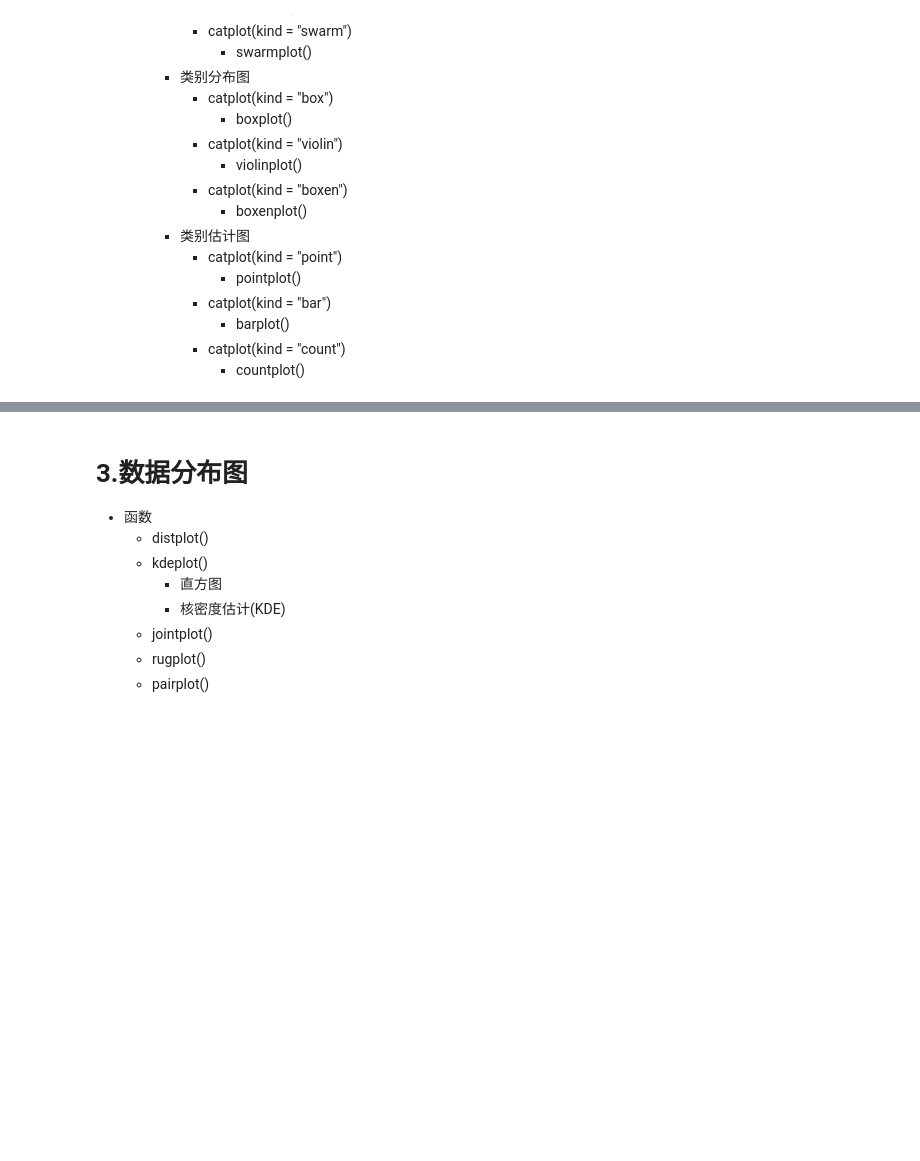
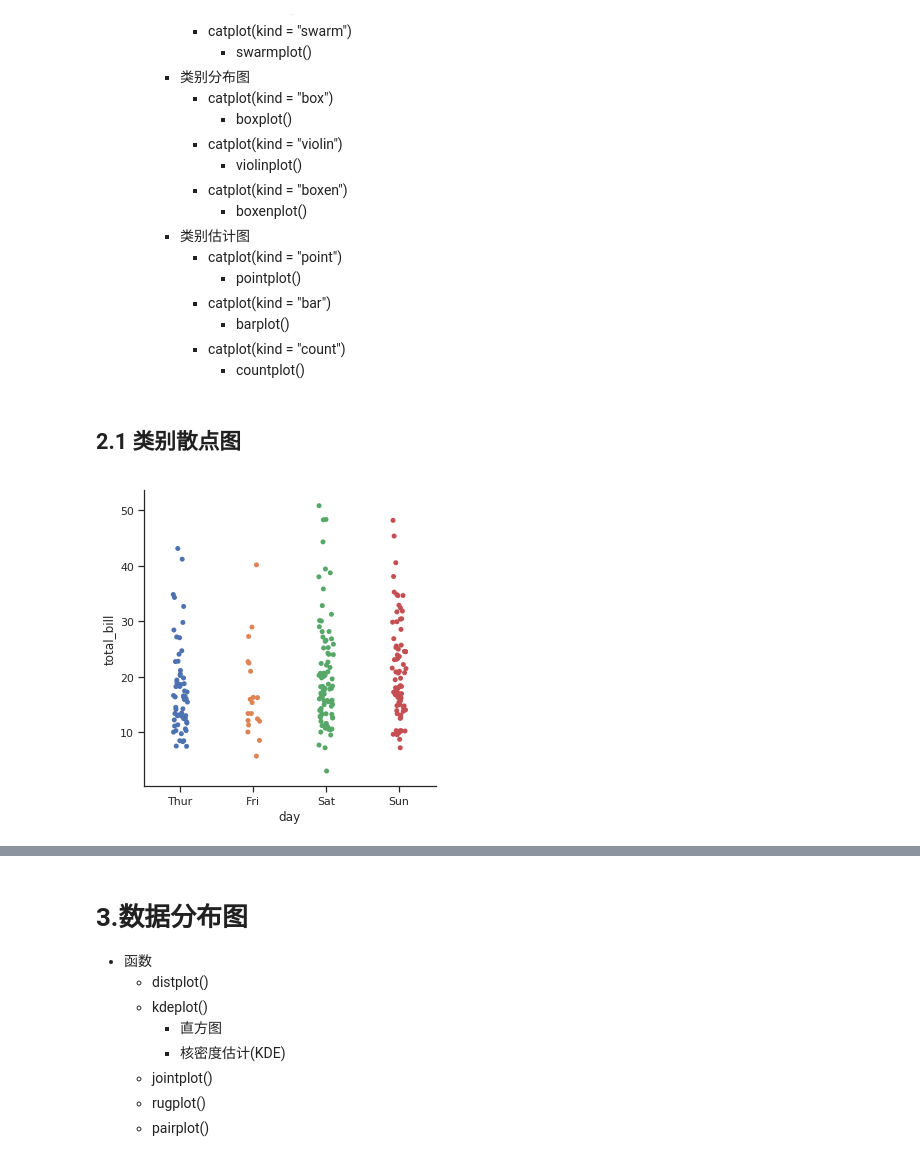
Before and after one commit to wangzhefeng/pysci, a Jupyter notebook: 006-seaborn.ipynb, the cells around one changed output, grey strips where cells are left out. Saved outputs shown, nothing was run; the diff lists cells and outputs as text; code cells hidden in the pictures; blank space fills up the shorter version.

```diff
--- a/006-seaborn.ipynb
+++ b/006-seaborn.ipynb
@@ -285,3 +296,10 @@ sns.relplot(x = "timepoint", y = "signal",
 import seaborn as sns
 import matplotlib.pyplot as plt
 sns.set(style = "ticks", color_codes = True)
+# %% [markdown]
+## 2.1 类别散点图
+# %%
+tips = sns.load_dataset("tips")
+sns.catplot(x = "day", y = "total_bill", data = tips);
+# %% [output]
+[figure, added]
```
Also changed, not shown: parts of 11 cells of this notebook, 1 other file.
